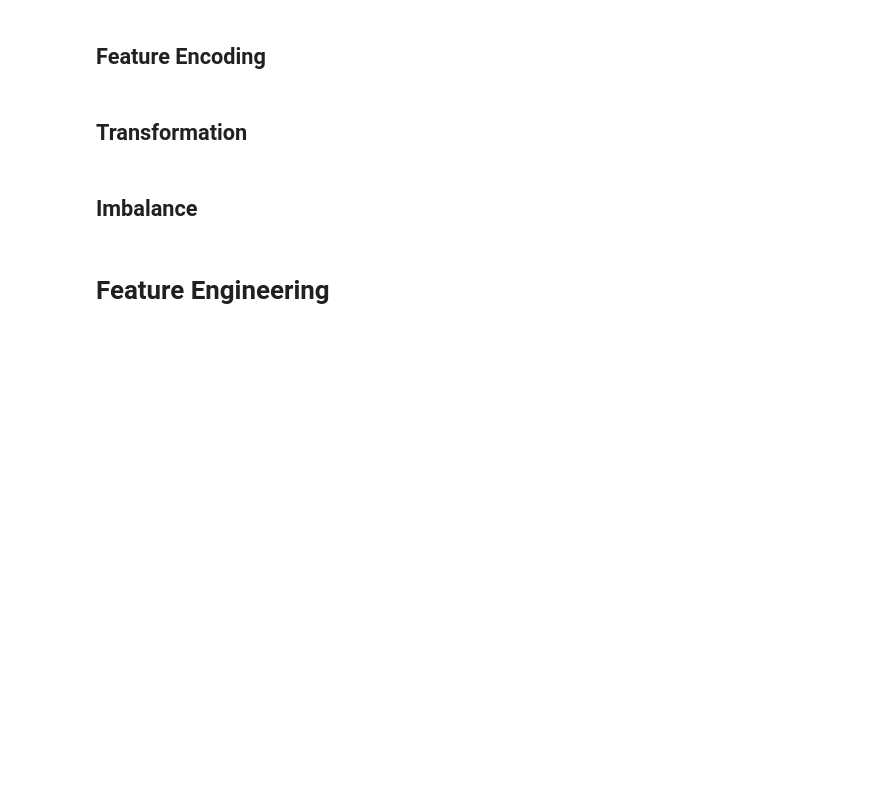
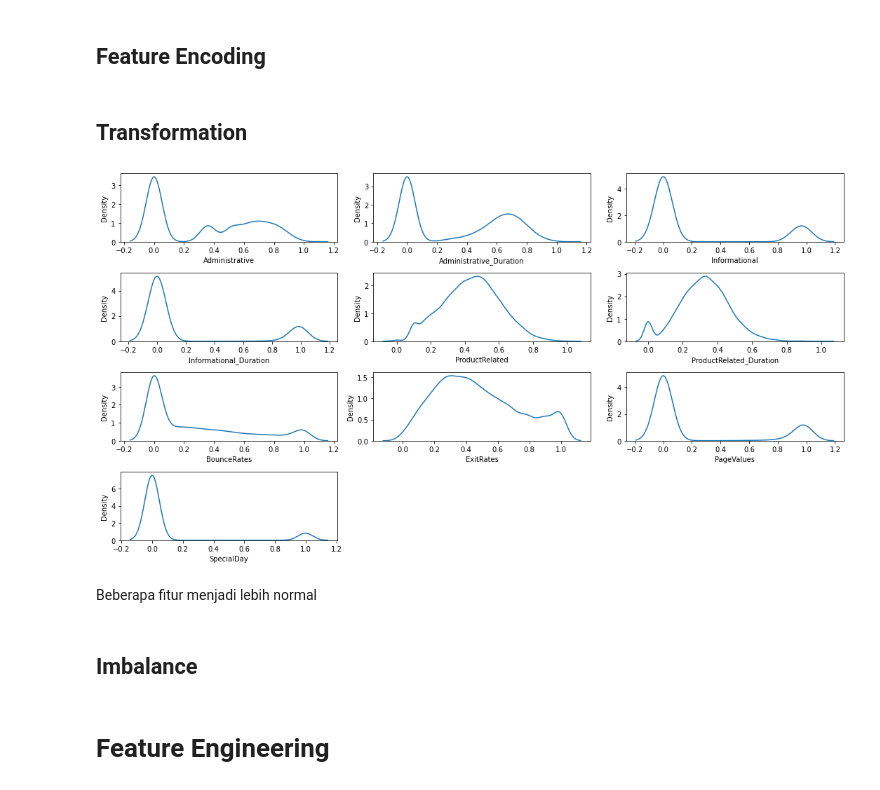
Before and after one commit to aryasa22/online-shoppers-intention, a Jupyter notebook: notebook/preprocessing.ipynb, the cells around one changed output. Saved outputs shown, nothing was run; the diff lists cells and outputs as text; code cells hidden in the pictures; blank space fills up the shorter version.

Commit message:
update feature transformation

```diff
--- a/notebook/preprocessing.ipynb
+++ b/notebook/preprocessing.ipynb
@@ -134,6 +134,47 @@ for i in cat_feat:
     df_clean = pd.concat([df_clean, df_ohe], axis = 1)
 # %% [markdown]
 ## Transformation
+# %%
+### Train Test Split
+from sklearn.model_selection import train_test_split
+
+df_train, df_test = train_test_split(df_clean, test_size=.2, random_state=42)
+# %%
+### Cek apakah ada fitur numerik yang tidak memuat 0
+for i in num_feat:
+    if 0 not in df_clean[i].unique():
+        print(i)
+
+### Transformasi Yeo Johnson (karena semua fitur numerik mengandung 0)
+from sklearn.preprocessing import PowerTransformer
+
+for i in num_feat:
+
+    pt = PowerTransformer()
+    pt.fit(df_train[[i]])
+    df_train[i] = pt.transform(df_train[[i]])
+    df_test[i] = pt.transform(df_test[[i]])
+# %%
+### Scaling
+from sklearn.preprocessing import MinMaxScaler
+
+for i in num_feat:
+    sc = MinMaxScaler()
+    sc.fit(df_train[[i]])
+    df_train[i] = sc.transform(df_train[[i]])
+    df_test[i] = sc.transform(df_test[[i]])
+# %%
+### Cek distribusi setelah transformasi
+
+plt.figure(figsize=(15, 8))
+for i in range(0, len(num_feat)):
+    plt.subplot(4, 3, i+1)
+    sns.kdeplot(df_train[num_feat[i]])
+    plt.tight_layout()
+# %% [output]
+[figure, added]
+# %% [markdown]
+Beberapa fitur menjadi lebih normal
 # %% [markdown]
 ## Imbalance
 # %% [markdown]
```
Also changed, not shown: parts of 1 cell of this notebook.
